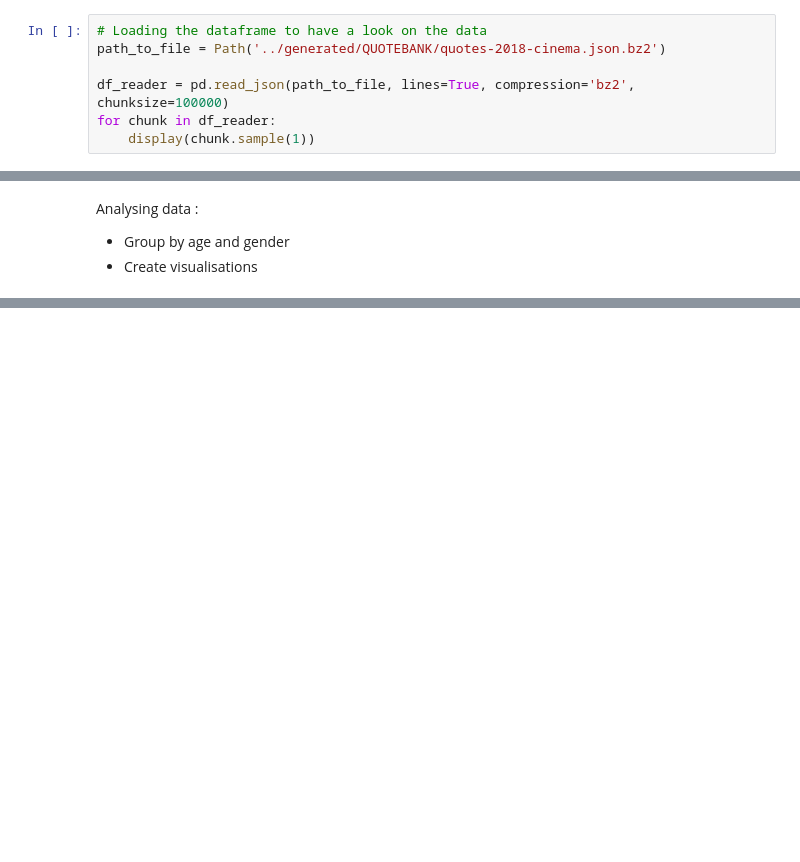
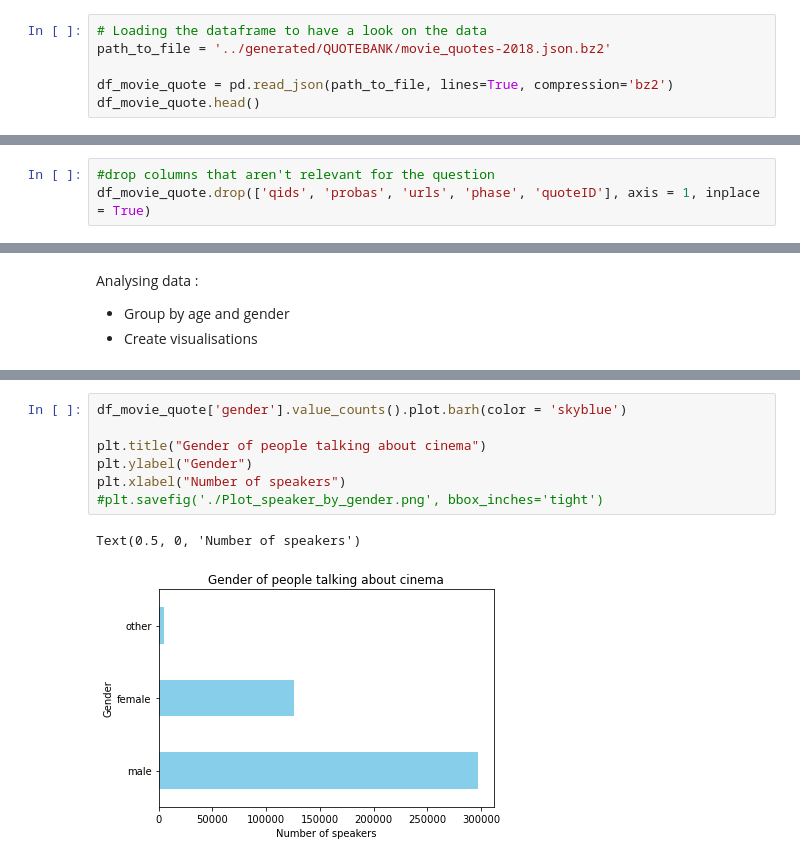
Before and after one commit to epfl-ada/ada-2021-project-escouade, a Jupyter notebook: src/Question_1.ipynb, the cells around one changed output, grey strips where cells are left out. Saved outputs shown, nothing was run; the diff lists cells and outputs as text; blank space fills up the shorter version.

```diff
--- a/src/Question_1.ipynb
+++ b/src/Question_1.ipynb
@@ -27,8 +62,7 @@ Summary of the features:
 # %%
 # Loading the dataframe to have a look on the data
-path_to_file = Path('../generated/QUOTEBANK/quotes-2018-cinema.json.bz2')
+path_to_file = '../generated/QUOTEBANK/movie_quotes-2018.json.bz2'
 
-df_reader = pd.read_json(path_to_file, lines=True, compression='bz2', chunksize=100000)
-for chunk in df_reader:
-    display(chunk.sample(1))
+df_movie_quote = pd.read_json(path_to_file, lines=True, compression='bz2')
+df_movie_quote.head()
 # %% [output]
@@ -46,0 +75,3 @@ for chunk in df_reader:
+# %%
+#drop columns that aren't relevant for the question
+df_movie_quote.drop(['qids', 'probas', 'urls', 'phase', 'quoteID'], axis = 1, inplace = True)
@@ -83,0 +184,10 @@ Analysing data :
+# %%
+df_movie_quote['gender'].value_counts().plot.barh(color = 'skyblue')
+
+plt.title("Gender of people talking about cinema")
+plt.ylabel("Gender")
+plt.xlabel("Number of speakers")
+#plt.savefig('./Plot_speaker_by_gender.png', bbox_inches='tight')
+# %% [output]
+Text(0.5, 0, 'Number of speakers')
+[figure, added]
```
Also changed, not shown: parts of 25 cells of this notebook.
